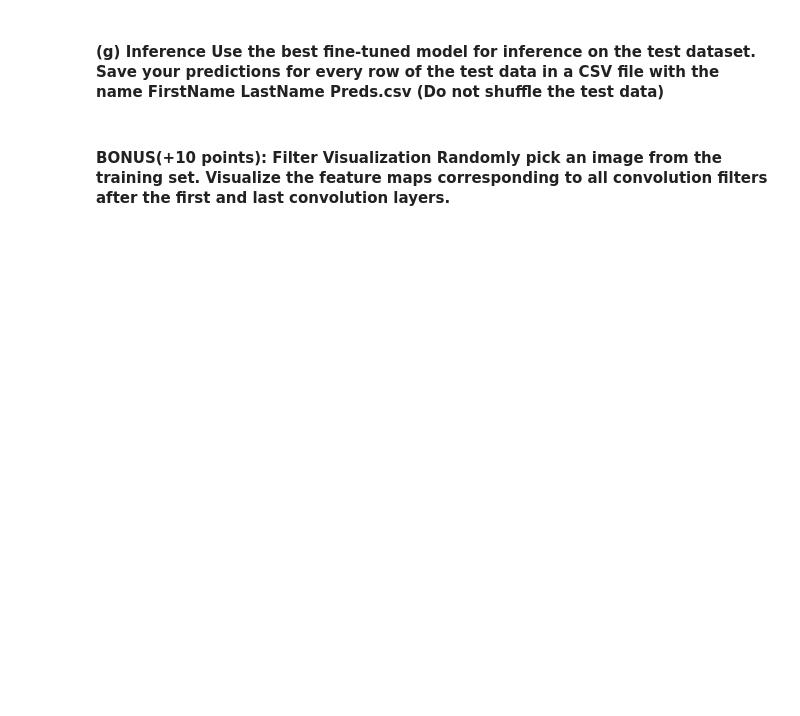
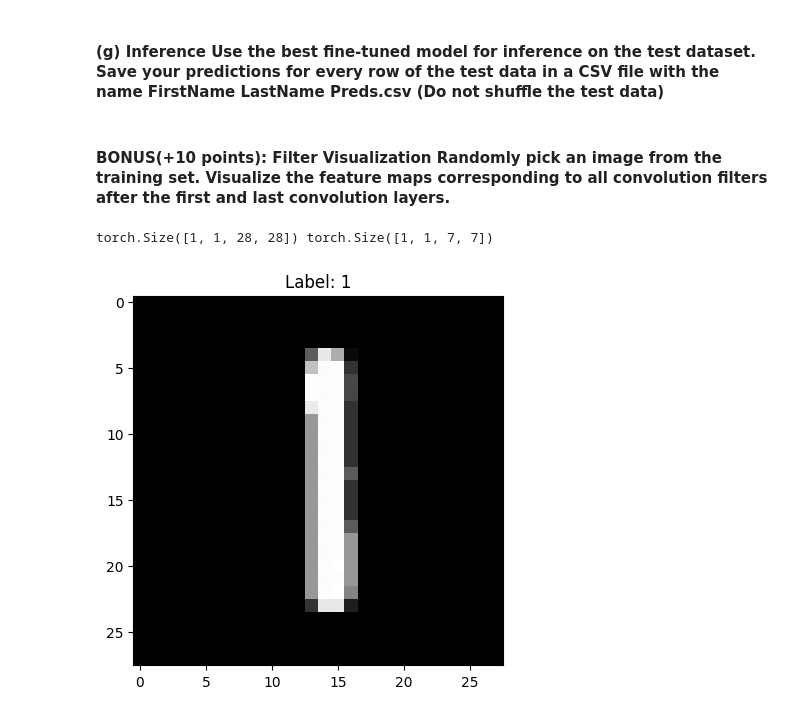
Before and after one commit to Jaron-U/CNN_MNIST, a Jupyter notebook: Jianglong_Yu_HW4.ipynb, the cells around one changed output. Cells and saved outputs as stored; diff of their text form; code cells hidden in the pictures; blank space fills up the shorter version.

```diff
--- a/Jianglong_Yu_HW4.ipynb
+++ b/Jianglong_Yu_HW4.ipynb
@@ -268,2 +388,30 @@ Epoch 10/10, Train Loss: 0.13235359819528336, Val Loss: 0.11578176824748516, Tra
 # %% [markdown]
 #### BONUS(+10 points): Filter Visualization Randomly pick an image from the training set. Visualize the feature maps corresponding to all convolution filters after the first and last convolution layers.
+# %%
+# create a new model to extract the features
+class CNNFeaturesExtractor(nn.Module):
+    def __init__(self, model) -> None:
+        super().__init__()
+        self.first_layer = model.cnn_layers[0]
+        self.middle_layers = nn.Sequential(*list(model.cnn_layers[1:-1]))
+        self.last_layer = model.cnn_layers[-1]
+
+    def forward(self, x):
+        x_first = self.first_layer(x)
+        x_mid = self.middle_layers(x_first)
+        x_last = self.last_layer(x_mid)
+        return x_first, x_last
+# %%
+# pick a random image from the train data
+random_idx = np.random.randint(0, len(x_train_data))
+plt.imshow(x_train_data[random_idx].reshape(28, 28), cmap='gray')
+plt.title(f"Label: {y_train_data[random_idx]}")
+img = torch.tensor(x_train_data[random_idx], dtype = torch.float32).reshape(1, 1, 28, 28).to(device)
+
+# extract the features
+feature_extractor = CNNFeaturesExtractor(best_model)
+features_first, features_last = feature_extractor(img)
+print(features_first.shape, features_last.shape)
+# %% [output]
+torch.Size([1, 1, 28, 28]) torch.Size([1, 1, 7, 7])
+[figure, added]
```
Also changed, not shown: parts of 13 cells of this notebook, 2 other files.
